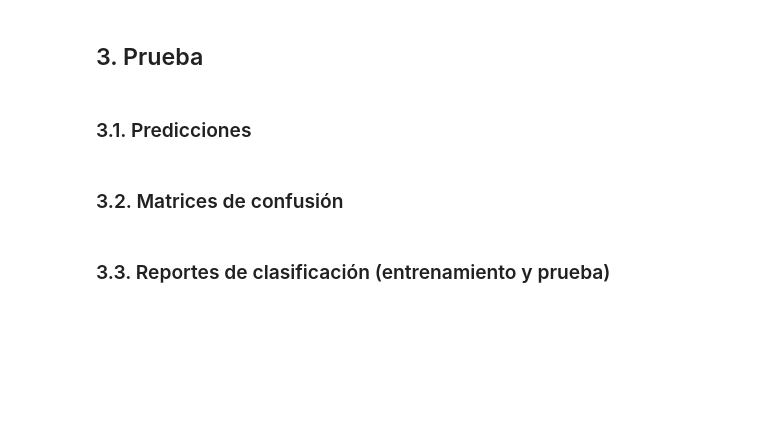
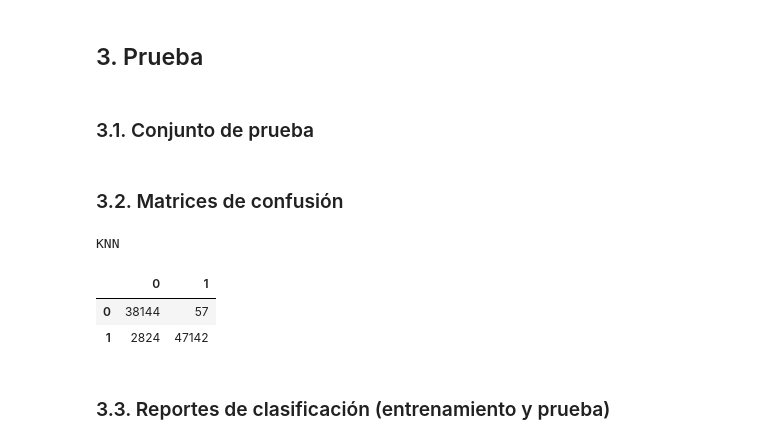
Before and after one commit to bgarzonm/ML-UIFCE, a Jupyter notebook: src/features/ML-Models.ipynb, the cells around one changed output. Saved outputs shown, nothing was run; the diff lists cells and outputs as text; code cells hidden in the pictures; blank space fills up the shorter version.

```diff
--- a/src/features/ML-Models.ipynb
+++ b/src/features/ML-Models.ipynb
@@ -221,7 +225,7 @@ knn_gs_cv = GridSearchCV(KNeighborsClassifier(),
                          scoring='recall',
                          return_train_score=True)
 
-knn_gs_cv.fit(X_train, y_train)
+knn_gs_cv.fit(X_train_balance, y_train_balance)
 # %% [output]
 Fitting 5 folds for each of 2 candidates, totalling 10 fits
 GridSearchCV(cv=5, estimator=KNeighborsClassifier(),
@@ -232,8 +240,18 @@ GridSearchCV(cv=5, estimator=KNeighborsClassifier(),
 # %% [markdown]
 ## 3. Prueba
 # %% [markdown]
-### 3.1. Predicciones
+### 3.1. Conjunto de prueba
+# %%
+y_pred_knn = knn_gs_cv.best_estimator_.predict(X_test)
 # %% [markdown]
 ### 3.2. Matrices de confusión
+# %%
+print("KNN")
+pd.DataFrame(confusion_matrix(y_test, y_pred_knn))
+# %% [output]
+KNN
+|  | 0 | 1 |
+| 0 | 38144 | 57 |
+| 1 | 2824 | 47142 |
 # %% [markdown]
 ### 3.3. Reportes de clasificación (entrenamiento y prueba)
```
Also changed, not shown: parts of 4 cells of this notebook.
